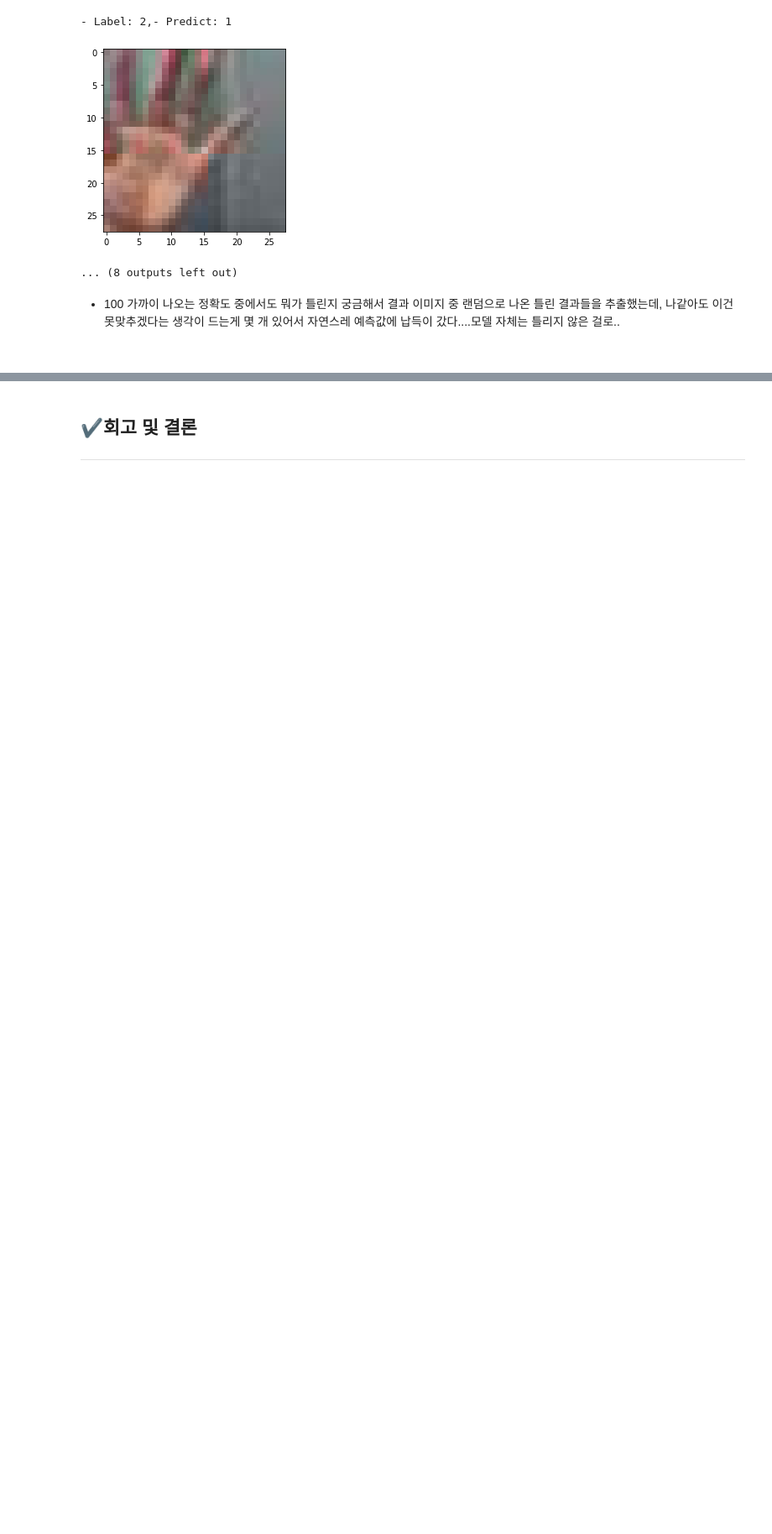
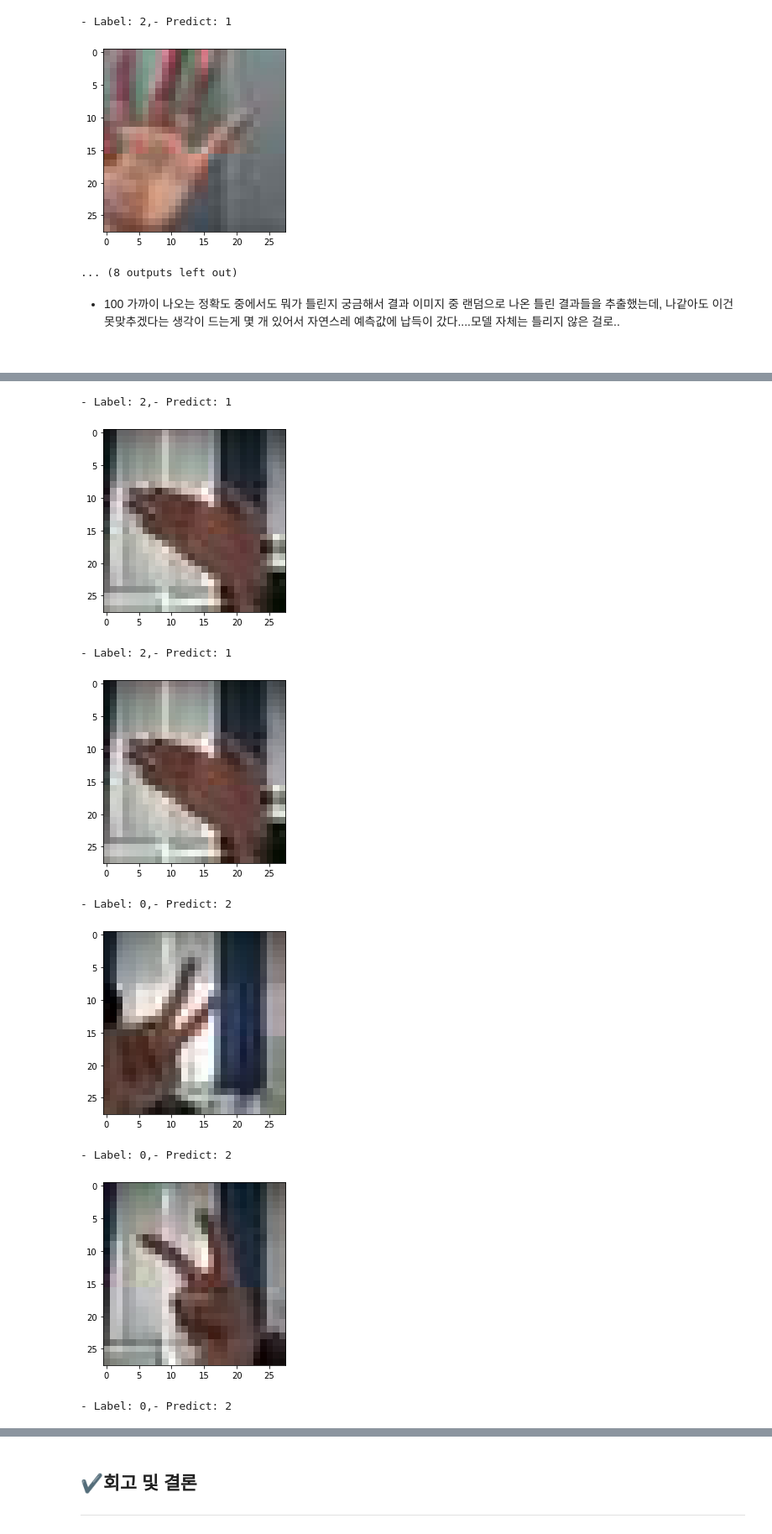
Before and after one commit to Wdstar09/Aiffel_project, a Jupyter notebook: LMS_Exploration/E-05/[E-05]exploration_05.ipynb, the cells around one changed output, grey strips where cells are left out. Shown at 84% size. Saved outputs shown, nothing was run; the diff lists cells and outputs as text; code cells hidden in the pictures; blank space fills up the shorter version.

```diff
--- a/LMS_Exploration/E-05/[E-05]exploration_05.ipynb
+++ b/LMS_Exploration/E-05/[E-05]exploration_05.ipynb
@@ -1118,0 +1194,32 @@ for n in samples:
+# %%
+# 12개의 이미지 중에서 뭐가 틀린건지 확인
+import random # 랜덤으로 추출하기 위해 random 모듈을 import
+
+# model이 추론한 확률값
+pred_result = model.predict(x_test)
+pred_labels = np.argmax(pred_result, axis=1)
+
+w_pred_list=[]
+for i, _ in enumerate(pred_labels):
+
+    # i번째 test_labels과 y_test이 다른 경우만 수집
+    if pred_labels[i] != y_test[i]:
+        w_pred_list.append(i)
+
+# wrong_predict_list 에서 랜덤하게 가져오기.
+samples = random.choices(population=w_pred_list, k=10)
+
+for n in samples:
+    print("- Label: " + str(y_test[n]) + ",- Predict: " + str(pred_labels[n]))
+    plt.imshow(x_test[n], cmap=plt.cm.binary)
+    plt.show()
+# %% [output]
+- Label: 2,- Predict: 1
+[figure, added]
+- Label: 2,- Predict: 1
+[figure, added]
+- Label: 0,- Predict: 2
+[figure, added]
+- Label: 0,- Predict: 2
+[figure, added]
+- Label: 0,- Predict: 2
```
Also changed, not shown: parts of 16 cells of this notebook.
